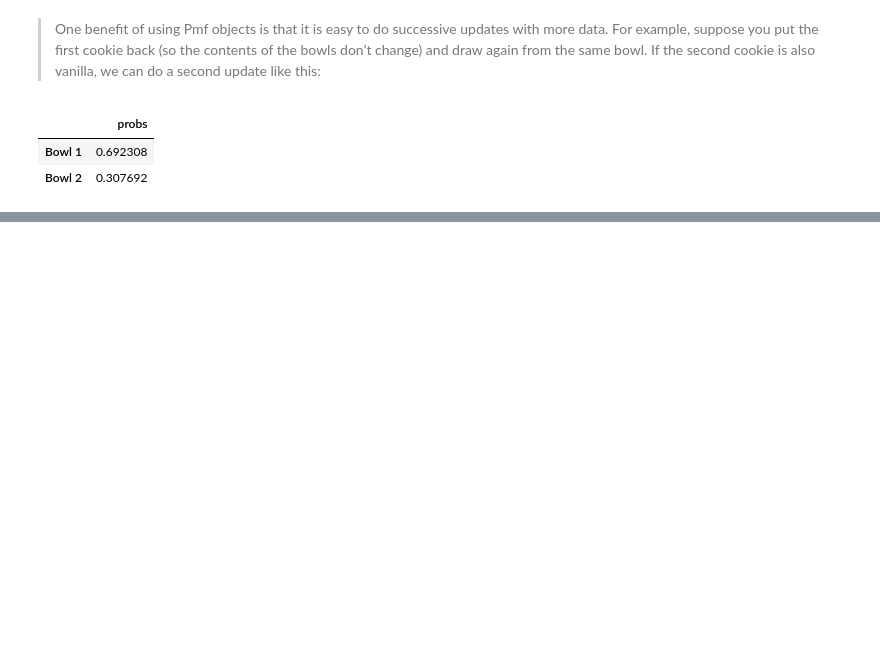
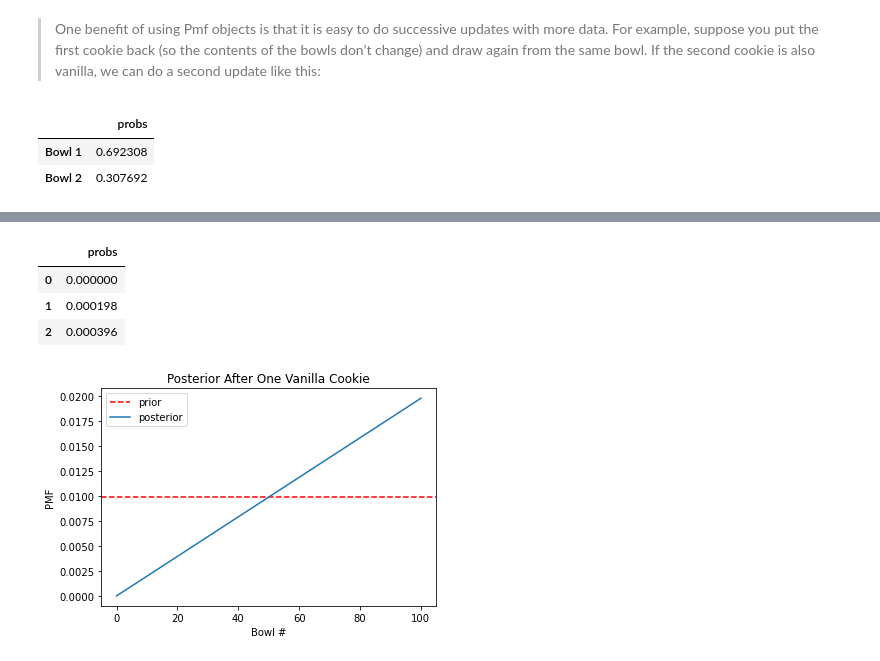
Before and after one commit to ryanorsinger/ThinkBayes2, a Jupyter notebook: chapter_3_distributions.ipynb, the cells around one changed output, grey strips where cells are left out. Saved outputs shown, nothing was run; the diff lists cells and outputs as text; code cells hidden in the pictures; blank space fills up the shorter version.

```diff
--- a/chapter_3_distributions.ipynb
+++ b/chapter_3_distributions.ipynb
@@ -106,0 +150,6 @@ posterior
+# %%
+# Setup 101 numbered bowls
+hypos = np.arange(101)
+# %%
+prior = Pmf(1, hypos)
+prior.normalize()
@@ -106,0 +166,4 @@ posterior
+# %%
+# Create likelihoods of vanilla for each bowl
+likelihood_vanilla = hypos/100
+likelihood_vanilla[:4]
@@ -106,0 +179,22 @@ posterior
+# %%
+# multiply likelihoods by priors
+posterior1 = prior * likelihood_vanilla
+posterior1.normalize()
+posterior1.head()
+# %% [output]
+|  | probs |
+| 0 | 0.000000 |
+| 1 | 0.000198 |
+| 2 | 0.000396 |
+# %%
+# This figure shows the prior distribution and the posterior distribution
+# after one vanilla cookie.
+
+plt.title("Posterior After One Vanilla Cookie")
+plt.xlabel("Bowl #")
+plt.ylabel("PMF")
+plt.axhline(y=0.009901, color="red", linestyle="--", label="prior");
+plt.plot(hypos, posterior1, label="posterior");
+plt.legend();
+# %% [output]
+[figure, added]
```
Also changed, not shown: parts of 28 cells of this notebook.
